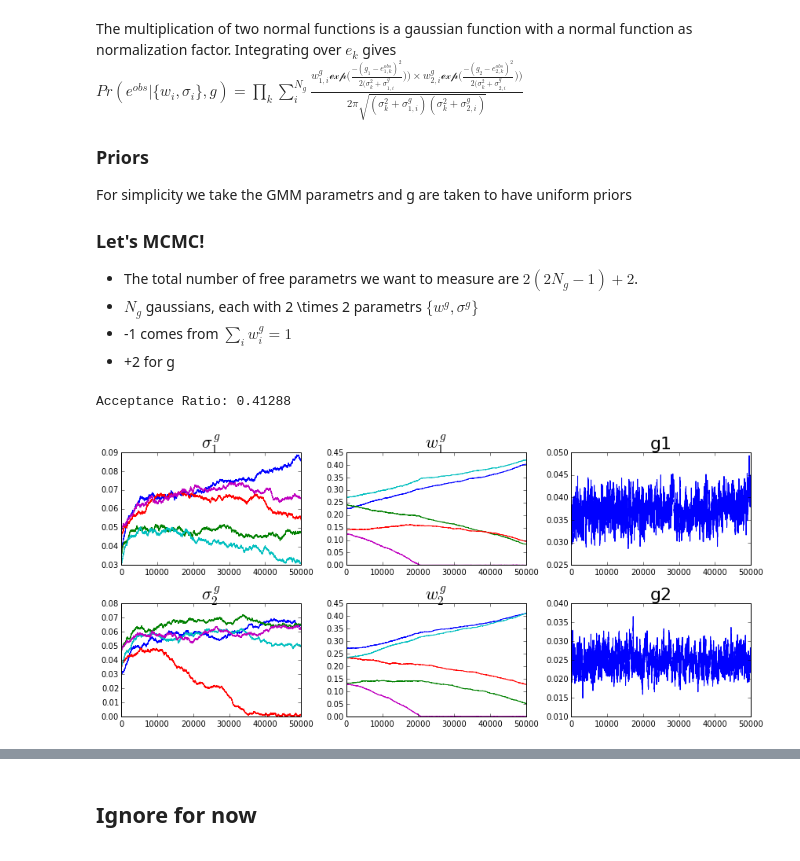
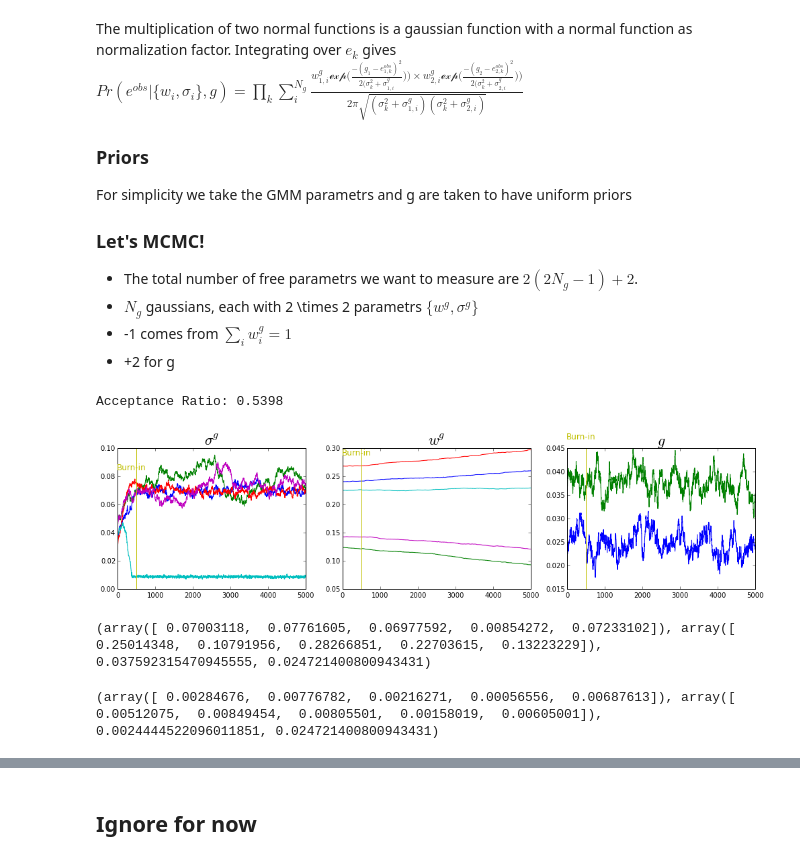
Before and after one commit to sowmyakth/Flubber, a Jupyter notebook: indiv_comp.ipynb, the cells around one changed output, grey strips where cells are left out. Cells and saved outputs as stored; diff of their text form; code cells hidden in the pictures.

Commit message:
MCMC converging

```diff
--- a/indiv_comp.ipynb
+++ b/indiv_comp.ipynb
@@ -311,7 +321,8 @@ def metropolis( eobs,gmm_param1,g,sigmak, g_stepsize,
         weight_new  = np.array(gmm_param1.weights + w_stepsize*np.random.uniform(-1,1,[2,len(gmm_param1.weights[0])]))
         #normalizing the weight fn
         weight_new[0]/= np.sum(weight_new[0])
-        weight_new[1]/= np.sum(weight_new[1])
+        weight_new[1]= weight_new[0]
+        var_new[1]=var_new[0]
         #print np.sum(weight_new[0][:-1])
         #print mean_new
         gmm_new=gmm_param(covars=var_new, weights=weight_new)
@@ -346,32 +357,33 @@ g=[0.036611051331978429, 0.024804293786170703]
 input_param=gmm_param()
 g_stepsize=0.001
 c_stepsize, w_stepsize= 0.001,0.0001
-g1,g2,s1,s2,w1,w2,log_probs=metropolis( e_c,input_param,g,sigmak, g_stepsize,w_stepsize,c_stepsize,nsteps=50000)
+g1,g2,s1,s2,w1,w2,log_probs=metropolis( e_c,input_param,g,sigmak, g_stepsize,w_stepsize,c_stepsize,nsteps=5000)
 # %% [output]
-Acceptance Ratio: 0.41288
+Acceptance Ratio: 0.5398
-# %%
-fig = plt.figure(figsize=[12,16])
-
-ax1 = plt.subplot(631)
-ax1.plot(s1)
-ax1.set_title(r'$\sigma_1^g$',size=22)
-ax2 = plt.subplot(634)
-ax2.plot(s2)
-ax2.set_title(r'$\sigma_2 ^g$',size=22)
-
-ax1 = plt.subplot(632)
-ax1.plot(w1)
-ax1.set_title(r'$w_1^g$',size=22)
-ax2 = plt.subplot(635)
-ax2.plot(w2)
-ax2.set_title(r'$w_2 ^g$',size=22)
-
-ax1 = plt.subplot(633)
-ax1.plot(g1)
-ax1.set_title('g1',size=22)
-ax1 = plt.subplot(636)
-ax1.plot(g2)
-ax1.set_title('g2',size=22)
-plt.tight_layout()
-# %% [output]
-[figure, removed]
+# %%
+fig = plt.figure(figsize=[14,10])
+
+ax1 = plt.subplot(331)
+ax1.plot(s1)
+ax1.set_title(r'$\sigma^g$',size=22)
+plt.axvline(x=500,color='y')
+pylab.text(1.088,0.085, 'Burn-in', fontsize = 12, color = 'y')
+
+ax1 = plt.subplot(332)
+ax1.plot(w1)
+ax1.set_title(r'$w^g$',size=22)
+plt.axvline(x=500,color='y')
+pylab.text(-1.088,0.288, 'Burn-in', fontsize = 12, color = 'y')
+
+ax1 = plt.subplot(333)
+ax1.plot(g1,'g')
+ax1.set_title('$g$',size=22)
+ax1.plot(g2,'b')
+plt.axvline(x=500,color='y')
+pylab.text(-1.088,0.047, 'Burn-in', fontsize = 12, color = 'y')
+plt.tight_layout()
+
+
+#plt.savefig('mcmc_5.png')
+# %% [output]
+[figure, added]
@@ -377,0 +409,8 @@ plt.tight_layout()
+# %%
+print (np.mean(s1[500:],axis=0),np.mean(w1[500:],axis=0), np.mean(g1),np.mean(g2))
+# %% [output]
+(array([ 0.07003118,  0.07761605,  0.06977592,  0.00854272,  0.07233102]), array([ 0.25014348,  0.10791956,  0.28266851,  0.22703615,  0.13223229]), 0.037592315470945555, 0.024721400800943431)
+# %%
+print (np.std(s1[500:],axis=0),np.std(w1[500:],axis=0), np.std(g1),np.mean(g2))
+# %% [output]
+(array([ 0.00284676,  0.00776782,  0.00216271,  0.00056556,  0.00687613]), array([ 0.00512075,  0.00849454,  0.00805501,  0.00158019,  0.00605001]), 0.0024444522096011851, 0.024721400800943431)
```
Also changed, not shown: parts of 39 cells of this notebook.
